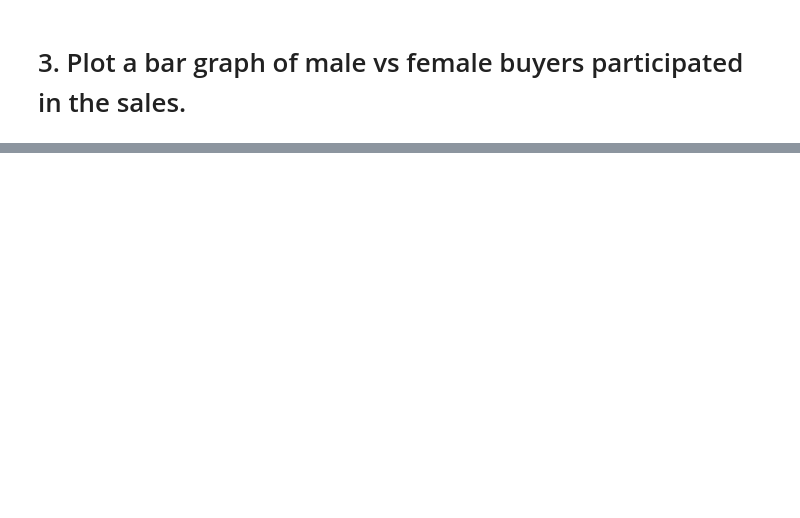
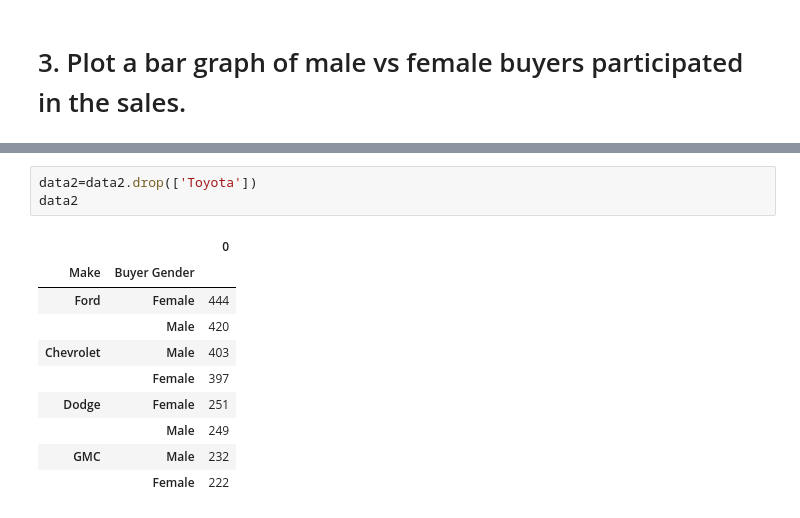
Before and after one commit to InduGeorge/Assignments-case-studies, a Jupyter notebook: Case Study.ipynb, the cells around one changed output, grey strips where cells are left out. Drawn from its saved outputs; the diff is of its cells as text; blank space fills up the shorter version.

```diff
--- a/Case Study.ipynb
+++ b/Case Study.ipynb
@@ -130,0 +93,14 @@ KeyError: 'Make'
+# %%
+data2=data2.drop(['Toyota'])
+data2
+# %% [output]
+|  |  | 0 |
+| Make | Buyer Gender |  |
+| Ford | Female | 444 |
+|  | Male | 420 |
+| Chevrolet | Male | 403 |
+|  | Female | 397 |
+| Dodge | Female | 251 |
+|  | Male | 249 |
+| GMC | Male | 232 |
+|  | Female | 222 |
```
Also changed, not shown: parts of 32 cells of this notebook.
